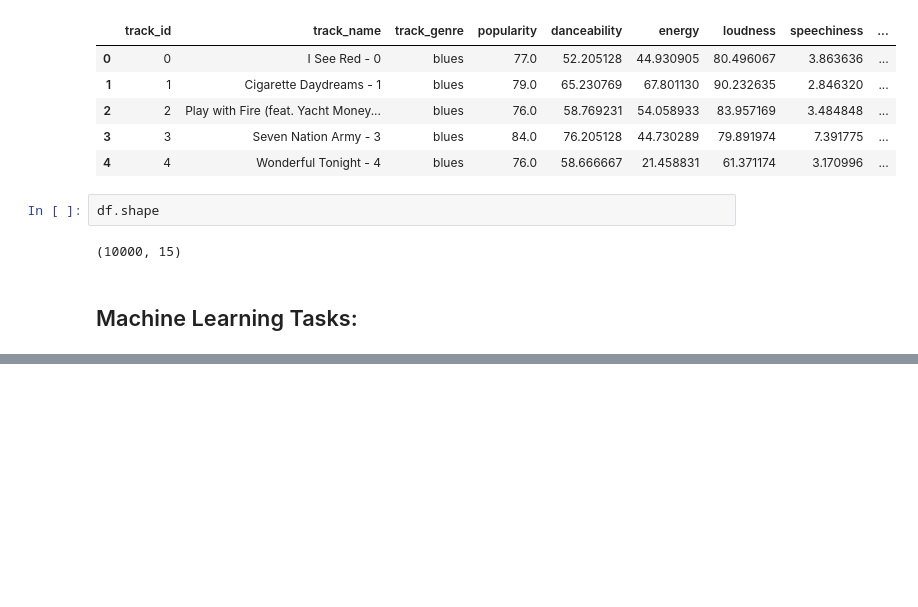
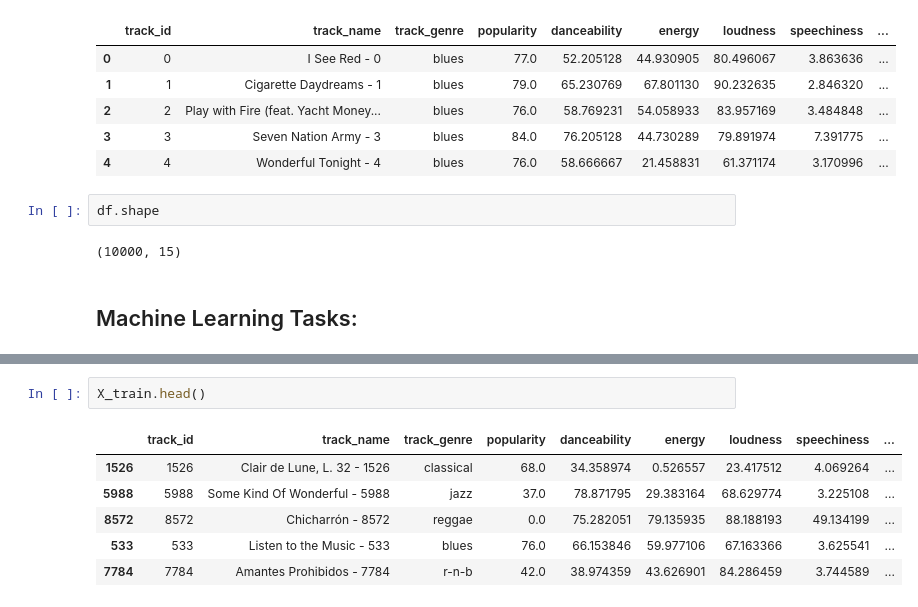
Before and after one commit to Akash-1gif/spotify_music_recommendation_system, a Jupyter notebook: Untitled.ipynb, the cells around one changed output, grey strips where cells are left out. Drawn from its saved outputs; the diff is of its cells as text; blank space fills up the shorter version.

```diff
--- a/Untitled.ipynb
+++ b/Untitled.ipynb
@@ -171,0 +222,9 @@ df.shape
+# %%
+X_train.head()
+# %% [output]
+|  | track_id | track_name | track_genre | popularity | danceability | energy | loudness | speechiness | ... |
+| 1526 | 1526 | Clair de Lune, L. 32 - 1526 | classical | 68.0 | 34.358974 | 0.526557 | 23.417512 | 4.069264 | ... |
+| 5988 | 5988 | Some Kind Of Wonderful - 5988 | jazz | 37.0 | 78.871795 | 29.383164 | 68.629774 | 3.225108 | ... |
+| 8572 | 8572 | Chicharrón - 8572 | reggae | 0.0 | 75.282051 | 79.135935 | 88.188193 | 49.134199 | ... |
+| 533 | 533 | Listen to the Music - 533 | blues | 76.0 | 66.153846 | 59.977106 | 67.163366 | 3.625541 | ... |
+| 7784 | 7784 | Amantes Prohibidos - 7784 | r-n-b | 42.0 | 38.974359 | 43.626901 | 84.286459 | 3.744589 | ... |
```
Also changed, not shown: parts of 16 cells of this notebook.
